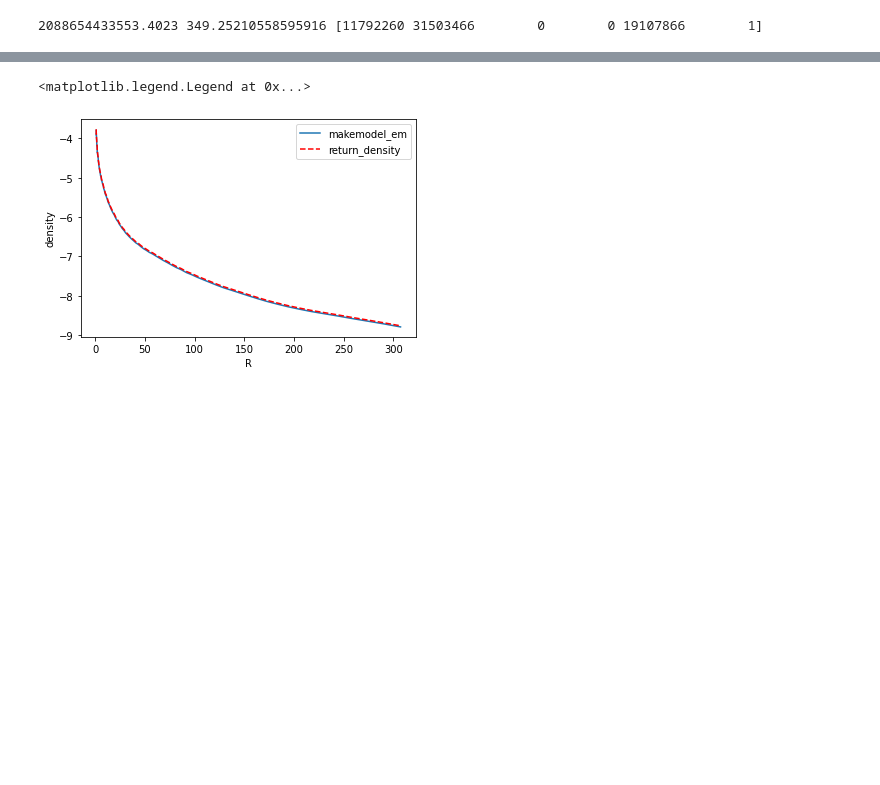
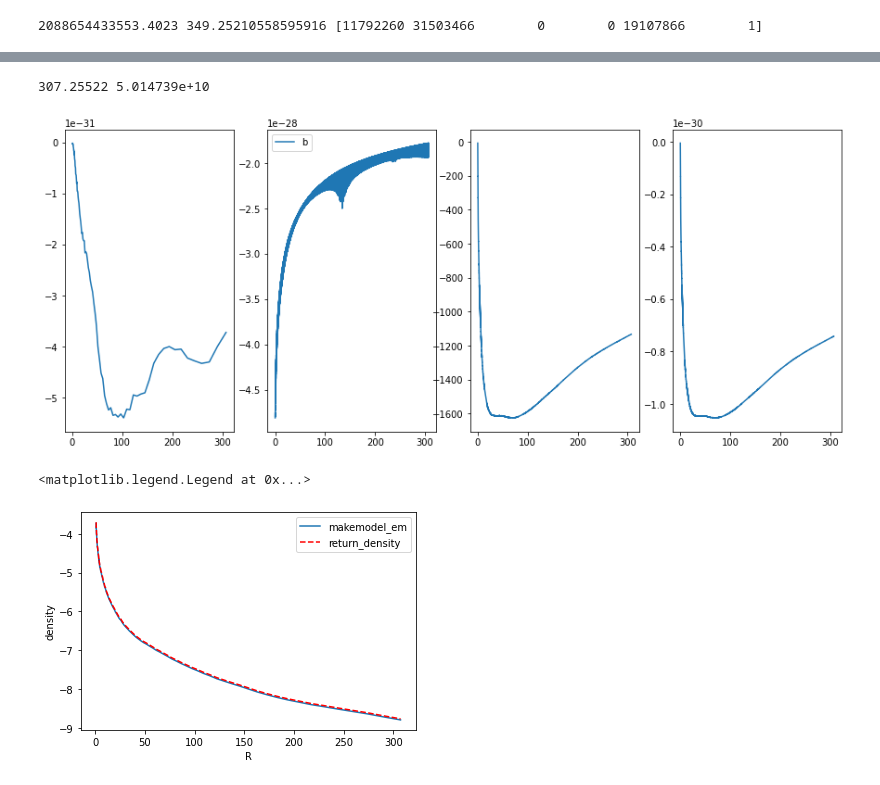
Before and after one commit to jngaravitoc/auriga-exp, a Jupyter notebook: src/TestHalo EXP.ipynb, the cells around one changed output, grey strips where cells are left out. Cells and saved outputs as stored; diff of their text form; code cells hidden in the pictures; blank space fills up the shorter version.

```diff
--- a/src/TestHalo EXP.ipynb
+++ b/src/TestHalo EXP.ipynb
@@ -137,3 +254,23 @@ Text(0.5, 0, 'R')
+# %%
+plt.figure(figsize=(15,6))
+plt.subplot(141)
+plt.plot(rbins,-G*Pw*dm,label='a')
+plt.subplot(142)
+alt=pwau*(3.24078e-17)**2# /(G*mb[0])
+
+plt.plot(rb,alt,label='b')
+
+plt.legend()
+
+plt.subplot(143)
+plt.plot(rb,-(np.cumsum(mb/mb)/( (3/4)*np.pi*rb) ))
+
+plt.subplot(144)
+plt.plot(rb,-G*np.cumsum(mb)/rb )
+print(rb[-1],'%e'%mbacc[-1])
+# %% [output]
+307.25522 5.014739e+10
+[figure, added]
 # %%
 km2kpc = 3.24078e-17
 
```
Also changed, not shown: parts of 15 cells of this notebook.
